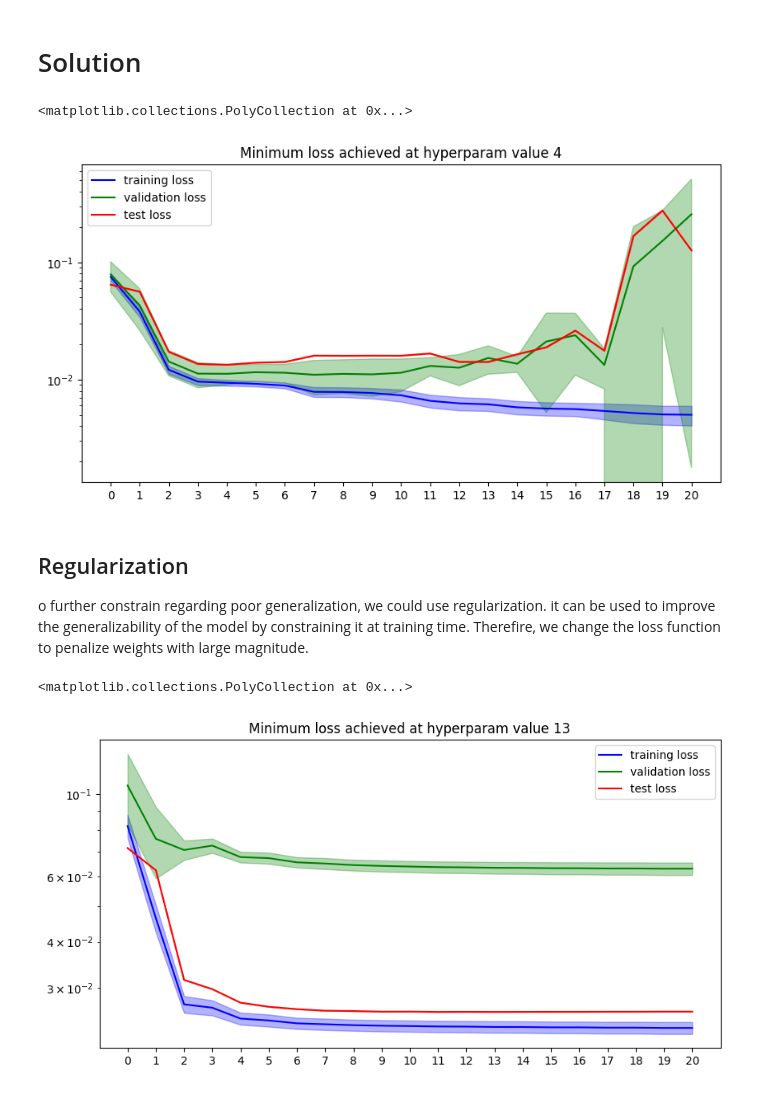
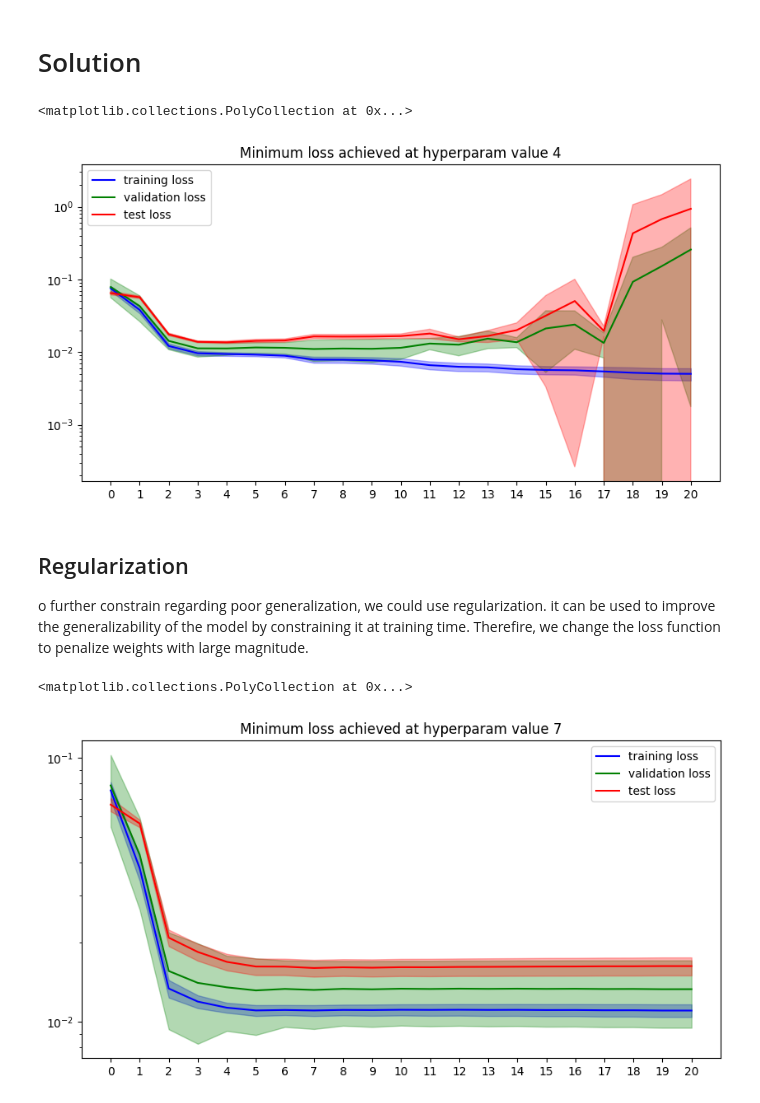
Before and after one commit to charan250498/Cross-validation-and-L2-Regularization, a Jupyter notebook: Ordinary Least Squares, Cross Validation and L2 Regularization.ipynb, the cells around one changed output. Cells and saved outputs as stored; diff of their text form; code cells hidden in the pictures.

```diff
--- a/Ordinary Least Squares, Cross Validation and L2 Regularization.ipynb
+++ b/Ordinary Least Squares, Cross Validation and L2 Regularization.ipynb
@@ -407,8 +407,8 @@ val_losses_std = []
 test_losses_mean = []
 test_losses_std = []
 
-x_folds = np.asarray([x.reshape(1, -1).squeeze(0)[i*fold_size : (i+1)*fold_size] for i in range(Num_folds)])
-y_folds = np.asarray([y[i*fold_size : (i+1)*fold_size] for i in range(Num_folds)])
+x_folds = np.asarray([x.reshape(1, -1).squeeze(0)[i*fold_size : (i+1)*fold_size] for i in range(Num_folds)]) # Folds of x
+y_folds = np.asarray([y[i*fold_size : (i+1)*fold_size] for i in range(Num_folds)]) # Folds of y
 
 for degree in range(max_degree):
 
@@ -416,14 +416,12 @@ for degree in range(max_degree):
     train_loss = []
     val_loss = []
     test_loss = []
-    weights_across_k_folds = []
 
     for validation_fold_index in range(Num_folds):
         x_train = np.hstack(np.delete(x_folds, (validation_fold_index), axis = 0)).reshape(-1, 1)
         y_train = np.hstack(np.delete(y_folds, (validation_fold_index), axis = 0))
         features_train = polynomial_features(x_train, degree)
         w = least_squares(features_train, y_train)
-        weights_across_k_folds.append(w)
         train_loss.append(avg_loss(features_train, y_train, w))
 
         x_val = x_folds[validation_fold_index].reshape(-1, 1)
@@ -431,11 +429,10 @@ for degree in range(max_degree):
         features_val = polynomial_features(x_val, degree)
         val_loss.append(avg_loss(features_val, y_val, w))
 
-    w = np.mean(np.asarray(weights_across_k_folds), axis=0)
-    x_test = x_new
-    y_test = y_new
-    features_test = polynomial_features(x_test, degree)
-    test_loss.append(avg_loss(features_test, y_test, w))
+        x_test = x_new
+        y_test = y_new
+        features_test = polynomial_features(x_test, degree)
+        test_loss.append(avg_loss(features_test, y_test, w))
 
     train_losses_mean.append(np.mean(np.asarray(train_loss)))
     train_losses_std.append(np.std(np.asarray(train_loss)))
@@ -462,7 +459,7 @@ std_p = np.array(test_losses_mean) + np.array(test_losses_std)
 plt.fill_between(range(max_degree), std_n, std_p, color='r', alpha=0.3)
 # %% [output]
 <matplotlib.collections.PolyCollection at 0x...>
-[figure, old version]
+[figure, new version]
 # %% [markdown]
 ##  Regularization
 o further constrain regarding poor generalization, we could use regularization. it can be used to improve the generalizability of the model by constraining it at training time. Therefire, we change the loss function to penalize weights with large magnitude.
@@ -502,52 +494,49 @@ for degree in range(max_degree):
     train_loss = []
     val_loss = []
     test_loss = []
-    weights_across_k_folds = []
 
     for validation_fold_index in range(Num_folds):
         x_train = np.hstack(np.delete(x_folds, (validation_fold_index), axis = 0)).reshape(-1, 1)
         y_train = np.hstack(np.delete(y_folds, (validation_fold_index), axis = 0))
         features_train = polynomial_features(x_train, degree)
         w = least_squaresL2(features_train, y_train, Penalty_factor)
-        weights_across_k_folds.append(w)
-        train_loss.append(avg_lossL2(features_train, y_train, w, Penalty_factor))
+        train_loss.append(avg_loss(features_train, y_train, w))
 
         x_val = x_folds[validation_fold_index].reshape(-1, 1)
         y_val = y_folds[validation_fold_index]
         features_val = polynomial_features(x_val, degree)
-        val_loss.append(avg_lossL2(features_val, y_val, w, Penalty_factor))
+        val_loss.append(avg_loss(features_val, y_val, w))
 
-    w = np.mean(np.asarray(weights_across_k_folds), axis=0)
-    x_test = x_new
-    y_test = y_new
-    features_test = polynomial_features(x_test, degree)
-    test_loss.append(avg_lossL2(features_test, y_test, w, Penalty_factor))
+        x_test = x_new
+        y_test = y_new
+        features_test = polynomial_features(x_test, degree)
+        test_loss.append(avg_loss(features_test, y_test, w))
 
     train_losses_mean.append(np.mean(np.asarray(train_loss)))
     train_losses_std.append(np.std(np.asarray(train_loss)))
     val_losses_mean.append(np.mean(np.asarray(val_loss)))
     val_losses_std.append(np.std(np.asarray(val_loss)))
     test_losses_mean.append(np.mean(np.asarray(test_loss)))
     test_losses_std.append(np.std(np.asarray(test_loss)))
 
 
 # Plot the result
 plt.figure(figsize=(10, 5))
 plot_losses(train_losses_mean, label='training loss', color='b')
 std_n = np.array(train_losses_mean) - np.array(train_losses_std)
 std_p = np.array(train_losses_mean) + np.array(train_losses_std)
 plt.fill_between(range(max_degree), std_n, std_p, color='b', alpha=0.3)
 
 plot_losses(val_losses_mean, label='validation loss', color='g')
 std_n = np.array(val_losses_mean) - np.array(val_losses_std)
 std_p = np.array(val_losses_mean) + np.array(val_losses_std)
 plt.fill_between(range(max_degree), std_n, std_p, color='g', alpha=0.3)
 
 
 plot_losses(test_losses_mean, label='test loss', color='r')
 std_n = np.array(test_losses_mean) - np.array(test_losses_std)
 std_p = np.array(test_losses_mean) + np.array(test_losses_std)
 plt.fill_between(range(max_degree), std_n, std_p, color='r', alpha=0.3)
 # %% [output]
 <matplotlib.collections.PolyCollection at 0x...>
-[figure, old version]
+[figure, new version]
```
Also changed, not shown: parts of 6 cells of this notebook.
